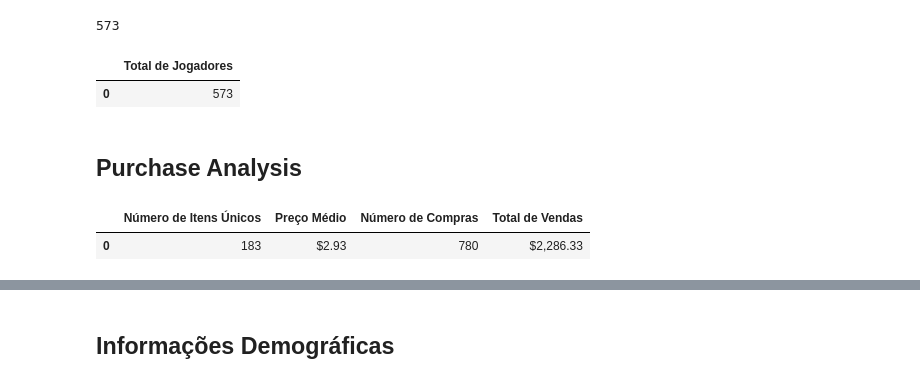
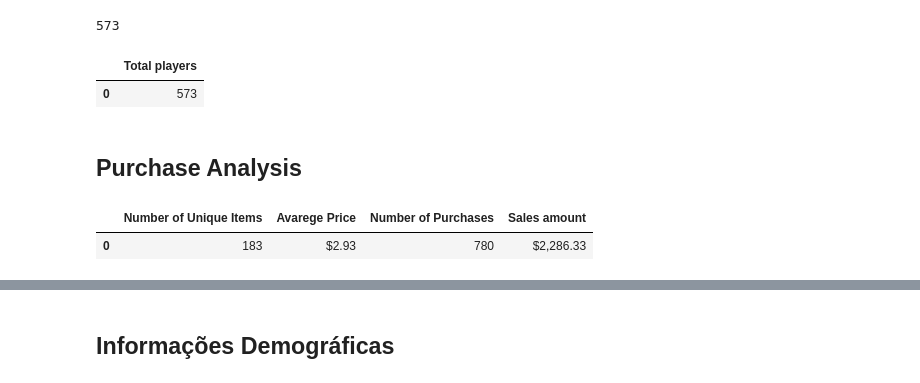
Before and after one commit to FelipeLopes93/Projeto_Analise_Exploratoria001, a Jupyter notebook: Analyze Consumer Buying Behavior.ipynb, the cells around one changed output, grey strips where cells are left out. Cells and saved outputs as stored; diff of their text form; code cells hidden in the pictures.

```diff
--- a/Analyze Consumer Buying Behavior.ipynb
+++ b/Analyze Consumer Buying Behavior.ipynb
@@ -73,34 +73,34 @@ player_count
 573
 # %%
 # Convert output to DF for later use in analysis
-pd.DataFrame({"Total de Jogadores" : [player_count]})
+pd.DataFrame({"Total players" : [player_count]})
 # %% [output]
-|  | Total de Jogadores |
+|  | Total players |
 | 0 | 573 |
 # %% [markdown]
 ## Purchase Analysis
 # %%
-# Cálculos básicos
+# Basic calculations
 average_item_price = purchase_file["Valor"].mean()
 total_item_price = purchase_file["Valor"].sum()
 total_item_count = purchase_file["Valor"].count()
 item_id = len(purchase_file["Item ID"].unique())
 
-# Dataframe para os resultados
-summary_calculations = pd.DataFrame({"Número de Itens Únicos" : item_id,
-                                     "Número de Compras" : total_item_count,
-                                     "Total de Vendas" : total_item_price,
-                                     "Preço Médio" : [average_item_price]})
+# Dataframe for results
+summary_calculations = pd.DataFrame({"Number of Unique Items" : item_id,
+                                     "Number of Purchases" : total_item_count,
+                                     "Sales amount" : total_item_price,
+                                     "Avarege Price" : [average_item_price]})
 
 # Data Munging
 summary_calculations = summary_calculations.round(2)
-summary_calculations ["Preço Médio"] = summary_calculations["Preço Médio"].map("${:,.2f}".format)
-summary_calculations ["Total de Vendas"] = summary_calculations["Total de Vendas"].map("${:,.2f}".format)
-summary_calculations = summary_calculations.loc[:, ["Número de Itens Únicos", "Preço Médio", "Número de Compras", "Total de Vendas"]]
+summary_calculations ["Avarege Price"] = summary_calculations["Avarege Price"].map("${:,.2f}".format)
+summary_calculations ["Sales amount"] = summary_calculations["Sales amount"].map("${:,.2f}".format)
+summary_calculations = summary_calculations.loc[:, ["Number of Unique Items", "Avarege Price", "Number of Purchases", "Sales amount"]]
 
 summary_calculations
 # %% [output]
-|  | Número de Itens Únicos | Preço Médio | Número de Compras | Total de Vendas |
+|  | Number of Unique Items | Avarege Price | Number of Purchases | Sales amount |
 | 0 | 183 | $2.93 | 780 | $2,286.33 |
 # %%
 purchase_file["Item ID"].unique()
```
Also changed, not shown: parts of 24 cells of this notebook.
